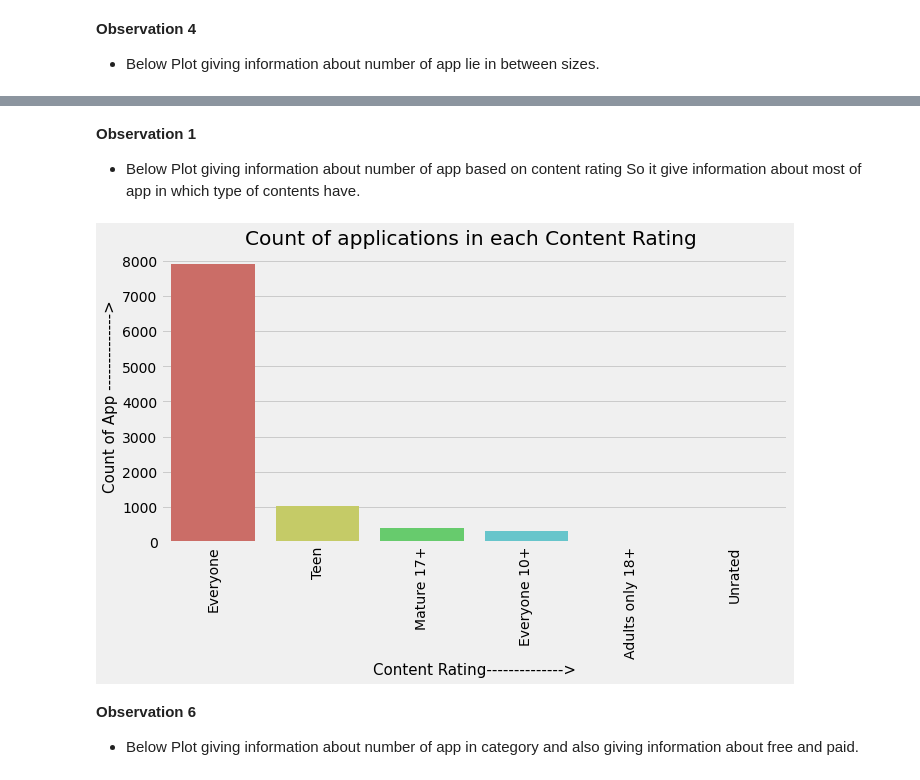
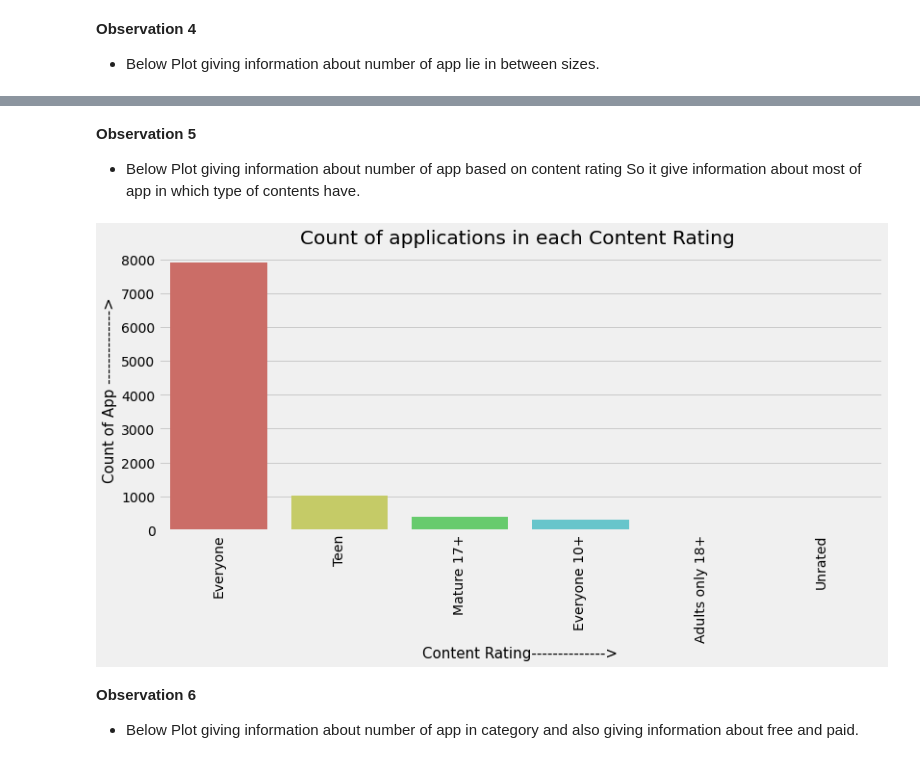
Before and after one commit to gayatri0502/Play_Store_Capstone_Project_By_Gayatri_Gupta, a Jupyter notebook: Play_Store_Capstone_Project.ipynb, the cells around one changed output, grey strips where cells are left out. Cells and saved outputs as stored; diff of their text form; code cells hidden in the pictures.

```diff
--- a/Play_Store_Capstone_Project.ipynb
+++ b/Play_Store_Capstone_Project.ipynb
@@ -29,23 +30,23 @@ Mounted at /content/drive
 # %% [markdown]
 # **Define User Defined Method for do specific task.**
 # %%
-def Convert_Size_Into_Bytes(size):
+def Convert_Size_Into_MB(size):
     size = str(size)
     size = size.replace(',', '')
     if 'M' in size:
       size = size.replace('M', '')
-      size = pd.to_numeric(size) * 1000 * 1000
+      size = float(pd.to_numeric(size))
       return size
     elif 'K' in size:
       size = size.replace('K', '')
-      size = pd.to_numeric(size) * 1000
+      size = float(pd.to_numeric(size) / 1000)
       return size
     elif ',' in size:
       size = size.replace(',', '')
-      return pd.to_numeric(size)
+      return pd.to_numeric(0)
     elif '+' in size:
       size = size.replace('+', '')
-      return pd.to_numeric(size)
+      return float(0)
     else:
       return 0
 
@@ -117,4 +118,5 @@ df_ps['Reviews'] = pd.to_numeric(df_ps['Reviews'])
 Define Convert_Size_Into_Bytes and convert from MB, KB into byte so we can compare
 # %%
 # Using List Comp. to cleaning data
-df_ps['Size'] = [Convert_Size_Into_Bytes(col) for col in df_ps['Size']]
+df_ps['Size'] = [Convert_Size_Into_MB(col) for col in df_ps['Size']]
+df_ps.head(100)
@@ -285,0 +278,8 @@ plot.show()
+# %%
+plot.figure(figsize=(15,7))
+plot.style.use("fivethirtyeight")
+plot.hist(df_ps['Size'], color='salmon')
+plot.xlabel("Size(Mb)---------------->",fontsize=15)
+plot.ylabel("Count---------------->",fontsize=15)
+plot.title("Distribution of Size")
+plot.show();
@@ -286,19 +288,19 @@ plot.show()
 # %% [markdown]
-**Observation 1**
+**Observation 5**
 
 
 *  Below Plot giving information about number of app based on content rating So it give information about most of app in which type of contents have.
 # %%
-plot.figure(figsize=(10,5))
+plot.figure(figsize=(12,5))
 plot.style.use("fivethirtyeight")
 sns.countplot(x= 'Content Rating', data=df_ps, order=df_ps['Content Rating'].value_counts().index,palette="hls")
 plot.xlabel("Content Rating-------------->", fontsize=15)
 plot.ylabel("Count of App -------------->", fontsize=15)
 plot.title("Count of applications in each Content Rating ")
 plot.xticks(rotation=90)
 plot.show();
 # %% [output]
-[figure, old version]
+[figure, new version]
 # %% [markdown]
 **Observation 6**
 
```
Also changed, not shown: parts of 9 cells of this notebook.
